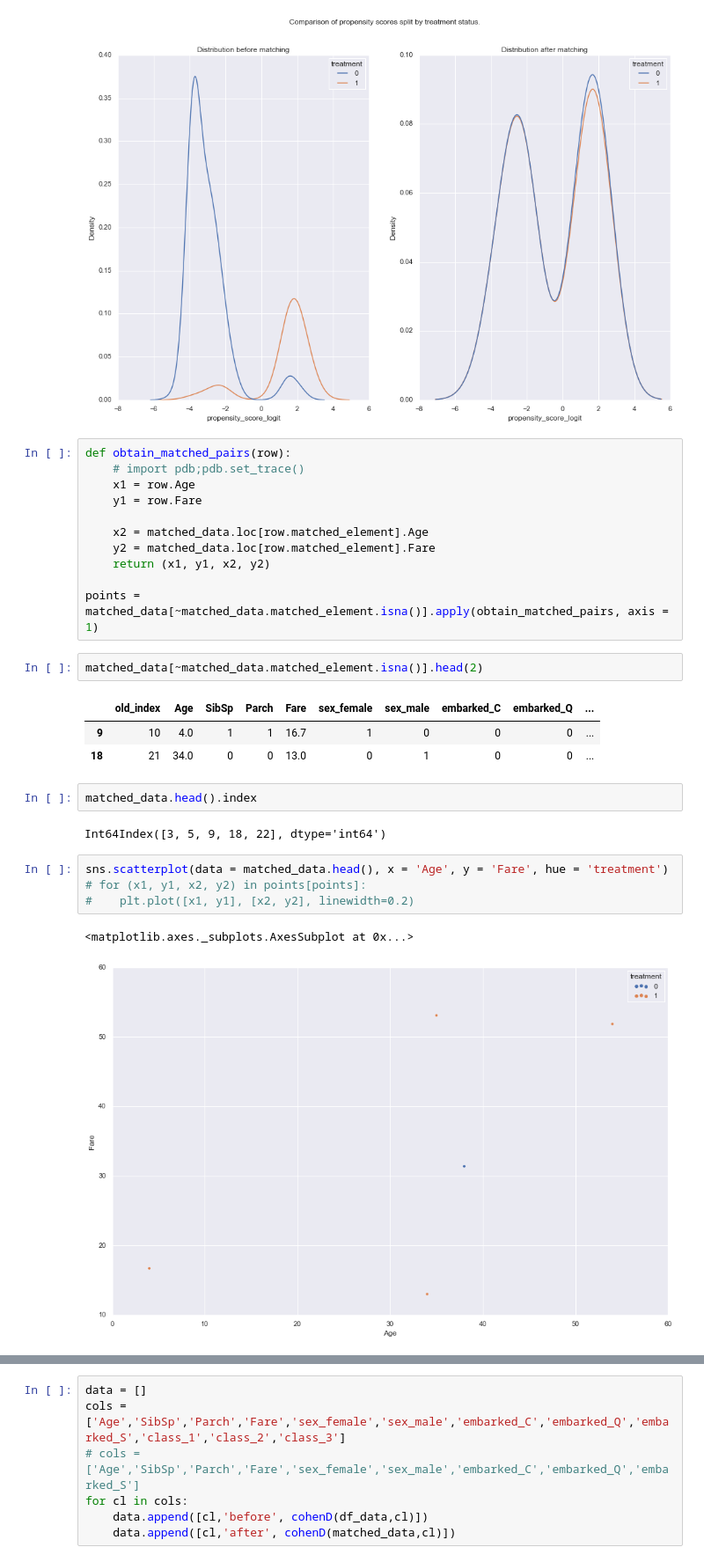
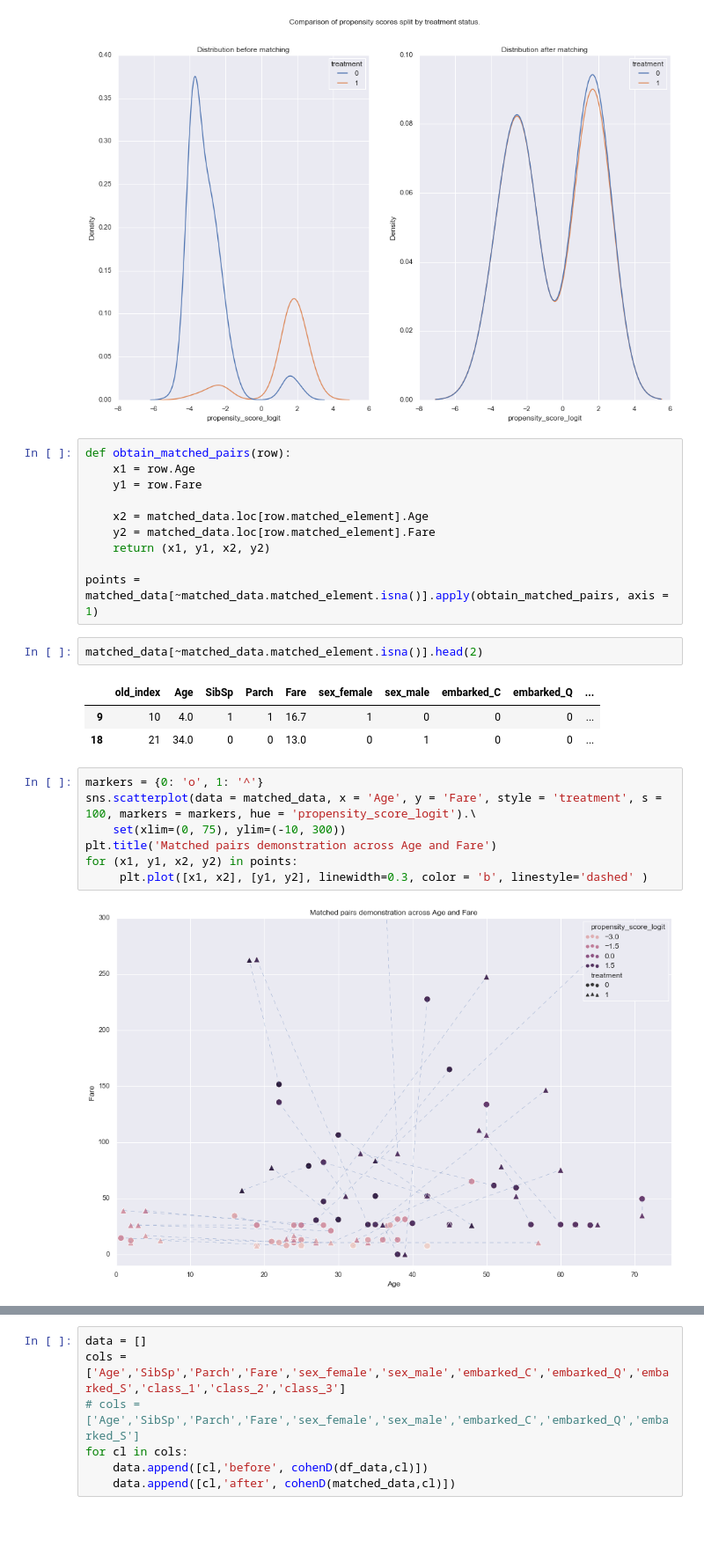
Before and after one commit to konosp/propensity-score-matching, a Jupyter notebook: propensity_score_matching_v2.ipynb, the cells around one changed output, grey strips where cells are left out. Shown at 88% size. Drawn from its saved outputs; the diff is of its cells as text; blank space fills up the shorter version.

```diff
--- a/propensity_score_matching_v2.ipynb
+++ b/propensity_score_matching_v2.ipynb
@@ -286,7 +286,6 @@ plt.show()
 [figure]
 # %%
 def obtain_matched_pairs(row):
-    # import pdb;pdb.set_trace()
     x1 = row.Age
     y1 = row.Fare
 
@@ -301,14 +300,12 @@ matched_data[~matched_data.matched_element.isna()].head(2)
 |  | old_index | Age | SibSp | Parch | Fare | sex_female | sex_male | embarked_C | embarked_Q | ... |
 | 9 | 10 | 4.0 | 1 | 1 | 16.7 | 1 | 0 | 0 | 0 | ... |
 | 18 | 21 | 34.0 | 0 | 0 | 13.0 | 0 | 1 | 0 | 0 | ... |
-# %%
-matched_data.head().index
-# %% [output]
-Int64Index([3, 5, 9, 18, 22], dtype='int64')
 # %%
-sns.scatterplot(data = matched_data.head(), x = 'Age', y = 'Fare', hue = 'treatment')
-# for (x1, y1, x2, y2) in points[points]:
-#    plt.plot([x1, y1], [x2, y2], linewidth=0.2)
+markers = {0: 'o', 1: '^'}
+sns.scatterplot(data = matched_data, x = 'Age', y = 'Fare', style = 'treatment', s = 100, markers = markers, hue = 'propensity_score_logit').\
+    set(xlim=(0, 75), ylim=(-10, 300))
+plt.title('Matched pairs demonstration across Age and Fare')
+for (x1, y1, x2, y2) in points:
+     plt.plot([x1, x2], [y1, y2], linewidth=0.3, color = 'b', linestyle='dashed' )
 # %% [output]
-<matplotlib.axes._subplots.AxesSubplot at 0x...>
-[figure, old version]
+[figure, new version]
```
Also changed, not shown: parts of 2 cells of this notebook.
